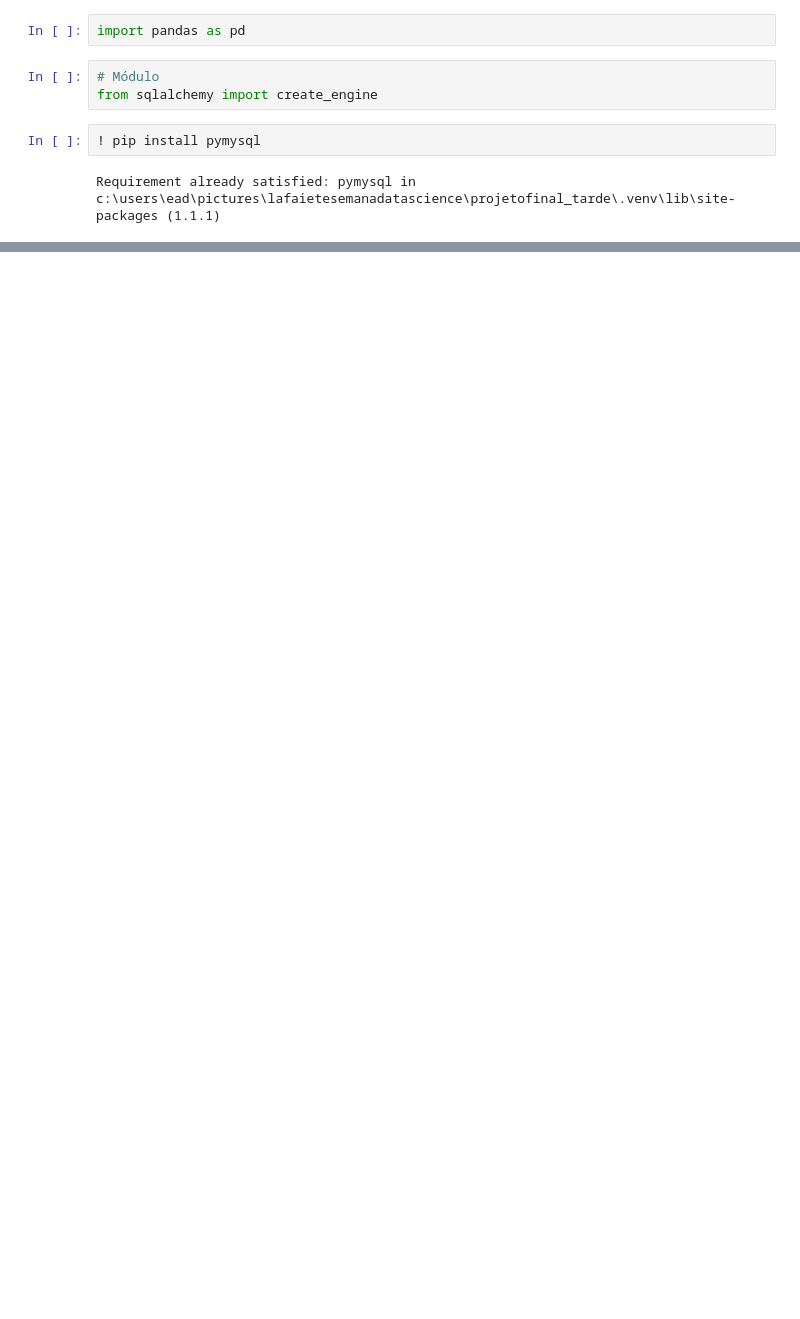
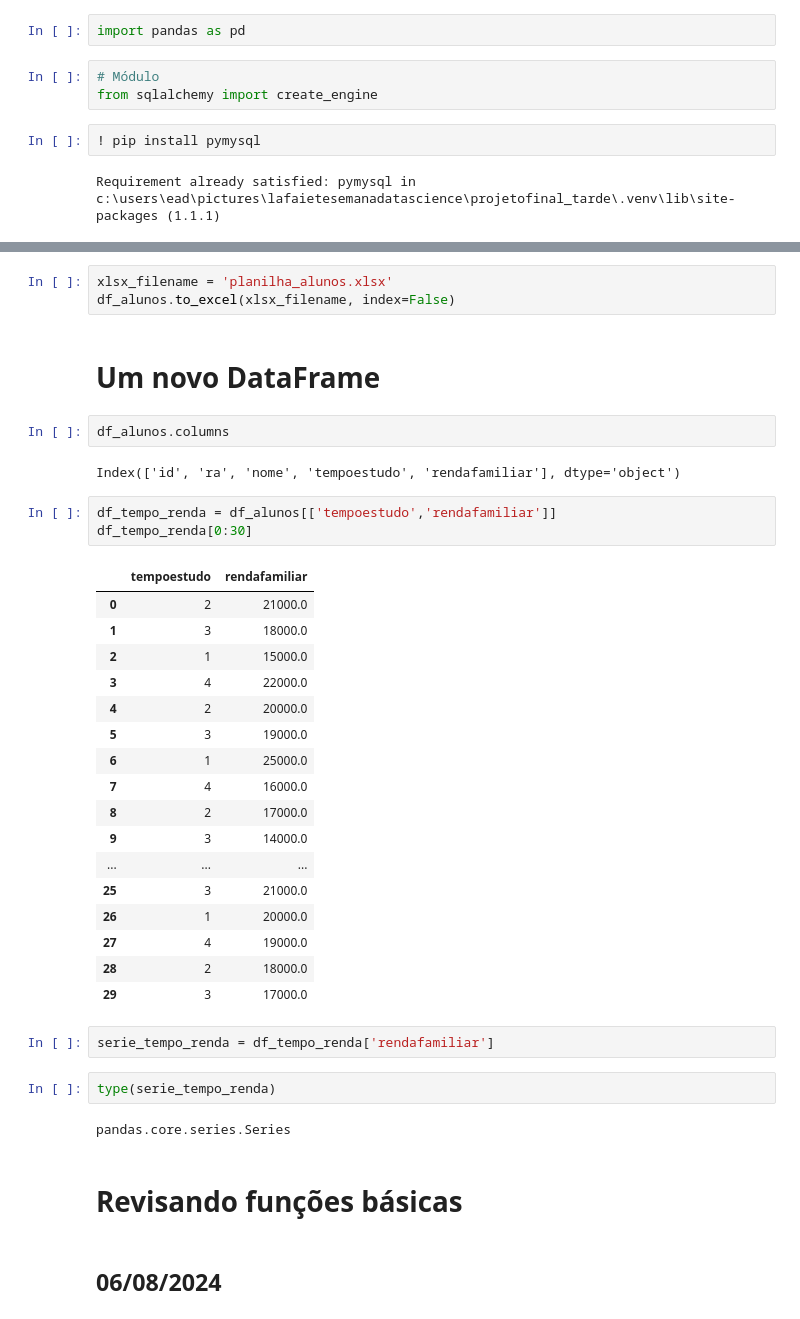
Before and after one commit to Lafaietepedro/projetofinal_tarde, a Jupyter notebook: notebook_tarde.ipynb, the cells around one changed output, grey strips where cells are left out. Drawn from its saved outputs; the diff is of its cells as text; blank space fills up the shorter version.

```diff
--- a/notebook_tarde.ipynb
+++ b/notebook_tarde.ipynb
@@ -37,0 +96,40 @@ OperationalError: (pymysql.err.OperationalError) (2003, "Can't connect to MySQL
+# %%
+xlsx_filename = 'planilha_alunos.xlsx'
+df_alunos.to_excel(xlsx_filename, index=False)
+# %% [markdown]
+# Um novo DataFrame
+# %%
+df_alunos.columns
+# %% [output]
+Index(['id', 'ra', 'nome', 'tempoestudo', 'rendafamiliar'], dtype='object')
+# %%
+df_tempo_renda = df_alunos[['tempoestudo','rendafamiliar']]
+df_tempo_renda[0:30]
+# %% [output]
+|  | tempoestudo | rendafamiliar |
+| 0 | 2 | 21000.0 |
+| 1 | 3 | 18000.0 |
+| 2 | 1 | 15000.0 |
+| 3 | 4 | 22000.0 |
+| 4 | 2 | 20000.0 |
+| 5 | 3 | 19000.0 |
+| 6 | 1 | 25000.0 |
+| 7 | 4 | 16000.0 |
+| 8 | 2 | 17000.0 |
+| 9 | 3 | 14000.0 |
+| ... | ... | ... |
+| 25 | 3 | 21000.0 |
+| 26 | 1 | 20000.0 |
+| 27 | 4 | 19000.0 |
+| 28 | 2 | 18000.0 |
+| 29 | 3 | 17000.0 |
+# %%
+serie_tempo_renda = df_tempo_renda['rendafamiliar']
+# %%
+type(serie_tempo_renda)
+# %% [output]
+pandas.core.series.Series
+# %% [markdown]
+# Revisando funções básicas
+# %% [markdown]
+## 06/08/2024
```
Also changed, not shown: parts of 46 cells of this notebook, 4 other files.
